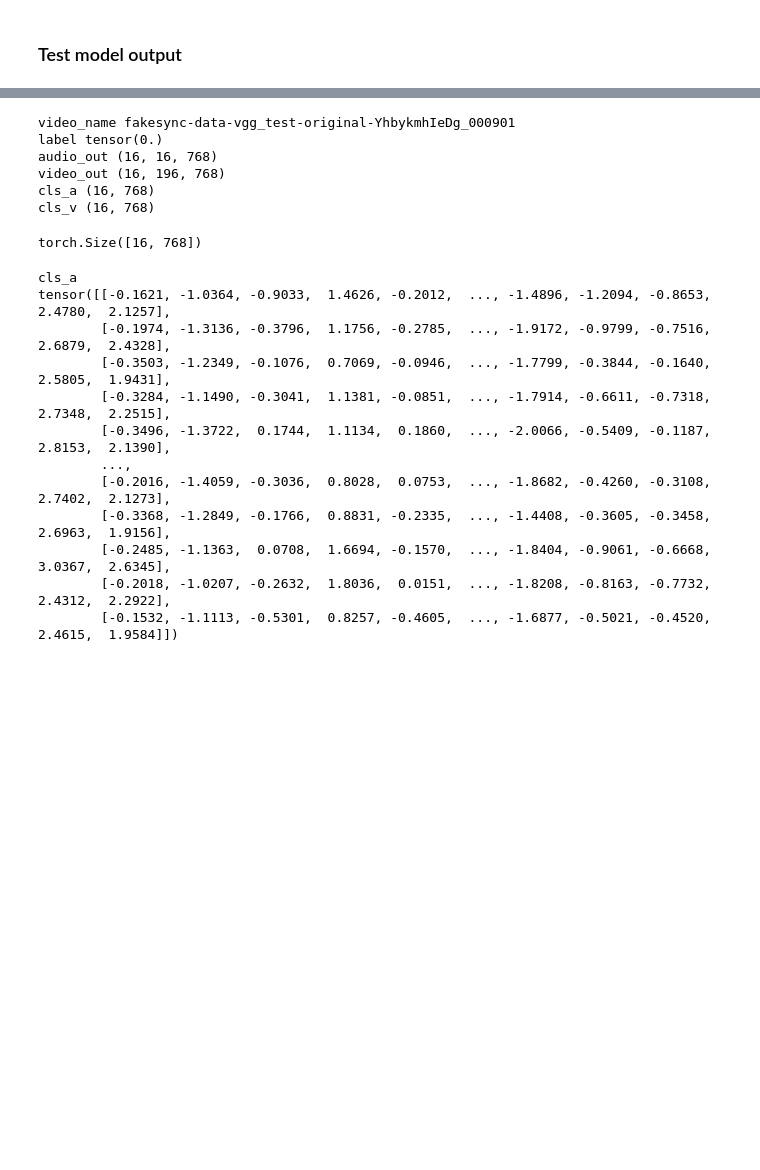
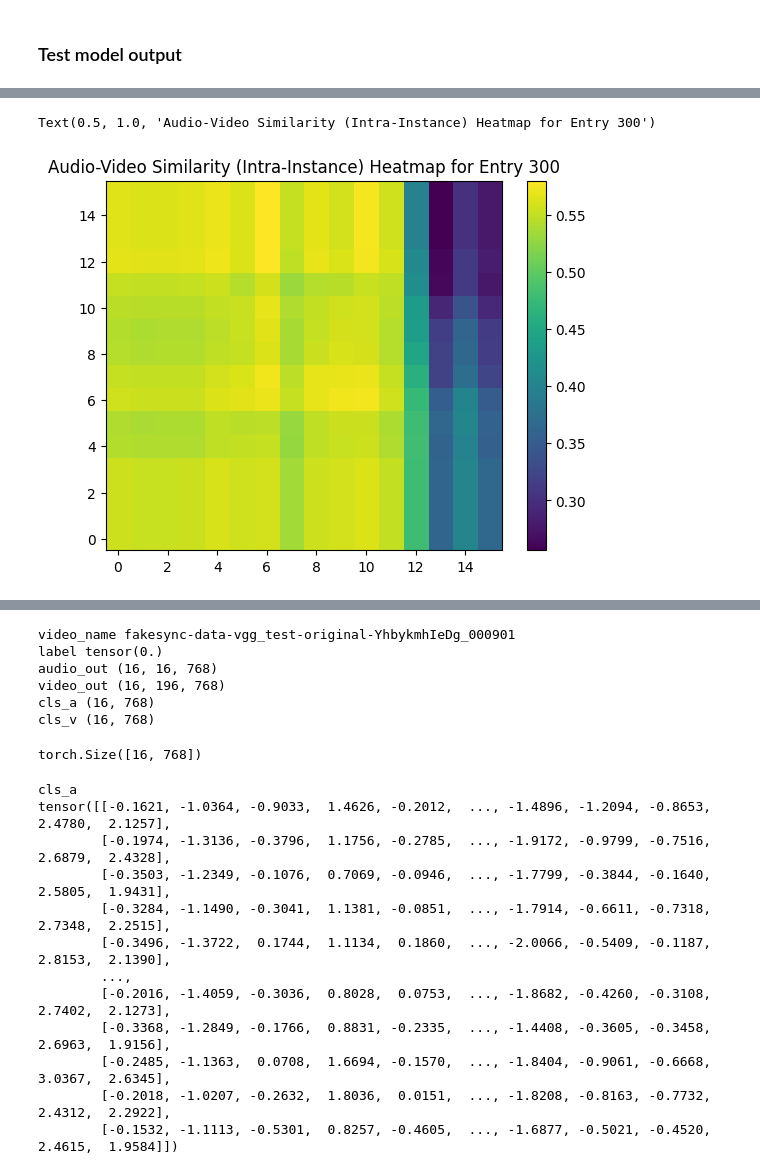
Before and after one commit to MrStrenggeheim/cav-mae-sync, a Jupyter notebook: exploration/analyze_cls.ipynb, the cells around one changed output, grey strips where cells are left out. Cells and saved outputs as stored; diff of their text form; code cells hidden in the pictures; blank space fills up the shorter version.

```diff
--- a/exploration/analyze_cls.ipynb
+++ b/exploration/analyze_cls.ipynb
@@ -42,0 +85,14 @@ loadeing forward_embeddings_0.pkl
+# %%
+# Now let's look at the similarity heatmap for single entries
+index = 300
+a = df['audio_out'][index]
+v = df['video_out'][index]
+a_norm = a / a.norm(dim=-1, keepdim=True)
+v_norm = v / v.norm(dim=-1, keepdim=True)
+sim_matrix = torch.matmul(a_norm, v_norm.transpose(-1, -2)).cpu().numpy()
+plt.imshow(sim_matrix, aspect='auto', origin='lower')
+plt.colorbar()
+plt.title(f'Audio-Video Similarity (Intra-Instance) Heatmap for Entry {index}')
+# %% [output]
+Text(0.5, 1.0, 'Audio-Video Similarity (Intra-Instance) Heatmap for Entry 300')
+[figure, added]
```
Also changed, not shown: parts of 8 cells of this notebook, 5 other files.
